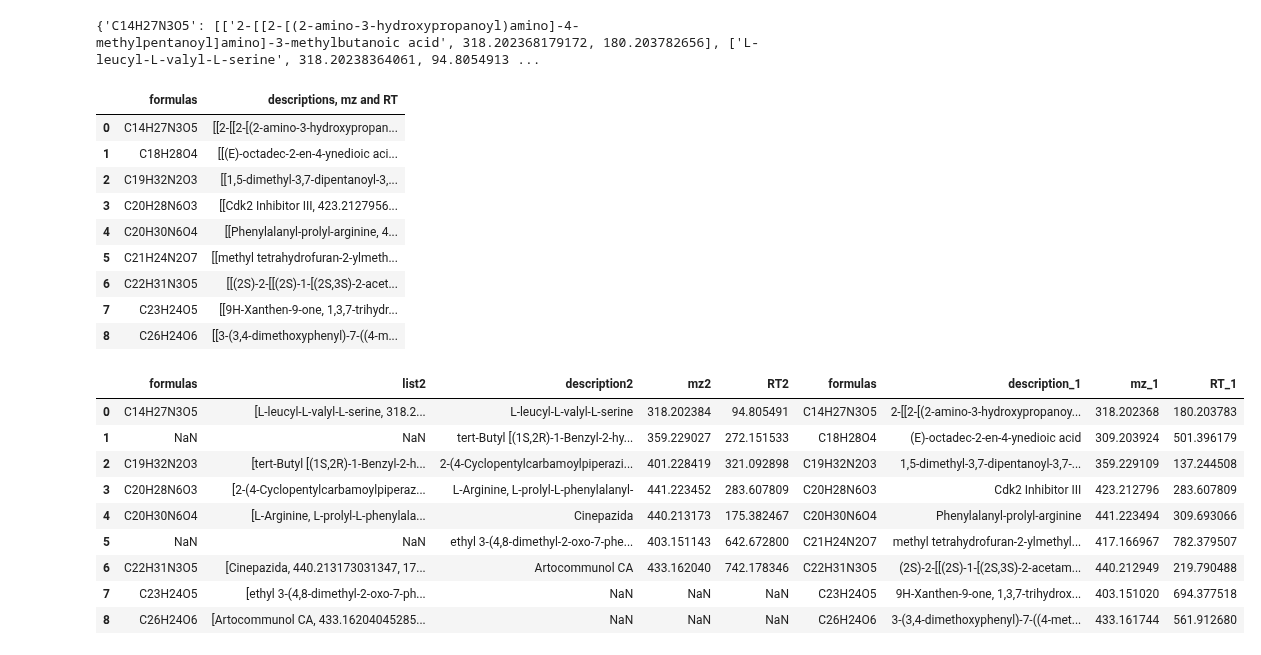
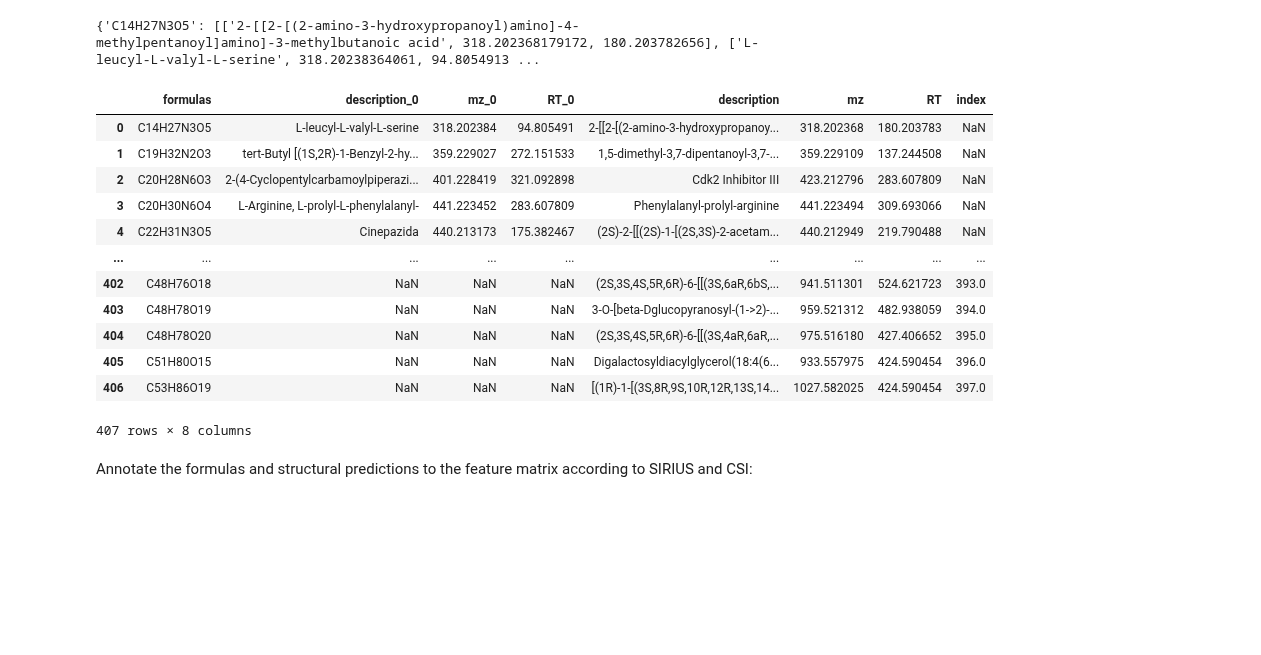
Before and after one commit to eeko-kon/pyOpenMS_UmetaFlow, a Jupyter notebook: 8.1_DataAnalysis.ipynb, the cells around one changed output. Drawn from its saved outputs; the diff is of its cells as text; code cells hidden in the pictures; blank space fills up the shorter version.

Commit message:
data analysis

```diff
--- a/8.1_DataAnalysis.ipynb
+++ b/8.1_DataAnalysis.ipynb
@@ -220,7 +220,7 @@ Prepare for statistical analysis or simply outlier analysis (PCA not needed)
 # %% [markdown]
 Import initially and explore only the matrix with the "replicate" filter
 # %%
-df= pd.read_csv("results/Requant/FeatureMatrixRepFlt.tsv", sep="\t")
+df= pd.read_csv("results/Requant/FeatureMatrix_Rep_Flt.tsv", sep="\t")
 df= df.set_index(["RT", "mz"])
 df=df.transpose()
 df
@@ -552,7 +552,7 @@ fig, ax = model.biplot(n_feat=4)
 # %% [markdown]
 Import and explore the matrix with the "replicate" and "intensity" filter
 # %%
-df= pd.read_csv("results/Requant/FeatureMatrixIntFlt.tsv", sep="\t", index_col= "Unnamed: 0")
+df= pd.read_csv("results/Requant/FeatureMatrix_Int+Rep_Flt.tsv", sep="\t", index_col= "Unnamed: 0")
 df= df.set_index(["RT", "mz"])
 df=df.transpose()
 df
@@ -639,13 +640,11 @@ input_structures = glob.glob('results/structures/*.csv')
 # %% [markdown]
 Dataframe with duplicate formulas (likely)
 # %%
-import copy
-
 DF_SIRIUS= []
 for i, formulas in enumerate(input_formulas):
     df= pd.read_csv(formulas, index_col="Unnamed: 0")
     df_rank= df.filter(regex=fr"opt_global_rank")
-    df_score=df.filter(regex=fr"best_search_engine_score")
+    df_score=df.filter(regex=fr"Score")
     df_opt=df.filter(regex=fr"opt")
     cols_score= df_score.columns
     cols_opt= df_opt.columns
@@ -885,47 +855,38 @@ for key, values in enumerate(dict.values()):
 print(dict)
 # %% [output]
 {'C14H27N3O5': [['2-[[2-[(2-amino-3-hydroxypropanoyl)amino]-4-methylpentanoyl]amino]-3-methylbutanoic acid', 318.202368179172, 180.203782656], ['L-leucyl-L-valyl-L-serine', 318.20238364061, 94.8054913 ...
-# %%
-df_structures= pd.DataFrame(dict.items(), columns=['formulas', 'descriptions, mz and RT'], index= None)
-df_structures
-# %% [output]
-|  | formulas | descriptions, mz and RT |
-| 0 | C14H27N3O5 | [[2-[[2-[(2-amino-3-hydroxypropan... |
-| 1 | C18H28O4 | [[(E)-octadec-2-en-4-ynedioic aci... |
-| 2 | C19H32N2O3 | [[1,5-dimethyl-3,7-dipentanoyl-3,... |
-| 3 | C20H28N6O3 | [[Cdk2 Inhibitor III, 423.2127956... |
-| 4 | C20H30N6O4 | [[Phenylalanyl-prolyl-arginine, 4... |
-| 5 | C21H24N2O7 | [[methyl tetrahydrofuran-2-ylmeth... |
-| 6 | C22H31N3O5 | [[(2S)-2-[[(2S)-1-[(2S,3S)-2-acet... |
-| 7 | C23H24O5 | [[9H-Xanthen-9-one, 1,3,7-trihydr... |
-| 8 | C26H24O6 | [[3-(3,4-dimethoxyphenyl)-7-((4-m... |
 # %%
+df_structures= pd.DataFrame(dict.items(), columns=['formulas', 'descriptions, mz and RT'], index= None)
 split_df = pd.DataFrame(df_structures["descriptions, mz and RT"].tolist(), columns = ['list1', 'list2'])
-split_df_1 = pd.DataFrame(split_df['list1'].tolist(), columns = ['description_1', 'mz_1', 'RT_1'])
-#split_df_2 = pd.DataFrame(split_df['list2'].tolist(), columns = ['description2', 'mz2', 'RT2'])
-
-df = pd.concat([df_structures, split_df_1], axis=1)
-df= df.drop(columns='descriptions, mz and RT')
-#DF = pd.concat([df, split_df_2], axis=1)
-
+split_df_1 = pd.DataFrame(split_df['list1'].tolist(), columns = ['description', 'mz', 'RT'])
+df_1 = pd.concat([df_structures, split_df_1], axis=1)
+df_1= df_1.drop(columns='descriptions, mz and RT')
 split_df_2= split_df['list2']
-split_df_2= split_df_2.dropna()
 df_2= pd.concat([df_structures, split_df_2], axis=1)
 df_2= df_2.drop(columns='descriptions, mz and RT')
 df_2= df_2.dropna()
-split_df_2 = pd.DataFrame(df_2['list2'].tolist(), columns = ['description2', 'mz2', 'RT2'])
+df_2=df_2.reset_index().drop(columns="index")
+split_df_2 = pd.DataFrame(df_2['list2'].tolist(), columns = ['description_0', 'mz_0', 'RT_0'])
 DF_2= pd.concat([df_2, split_df_2], axis=1)
-DF= pd.concat([DF_2, df], axis=1)
-DF.to_csv("SIRIUSCSI_FINGERID.tsv", sep="\t", index= None)
-DF
+DF_2= DF_2.drop(columns= "list2")
+DF= pd.merge(DF_2, df_1, on= "formulas", how= "outer")
+df_singletons= df_singletons.reset_index()
+DF_CSI= pd.merge(DF, df_singletons, on= ["formulas", "description", "mz", "RT"], how= "outer")
+DF_CSI.to_csv("results/annotations/ALL_CSI_rank1.tsv", sep="\t", index= None)
+DF_CSI
 # %% [output]
-|  | formulas | list2 | description2 | mz2 | RT2 | formulas | description_1 | mz_1 | RT_1 |
-| 0 | C14H27N3O5 | [L-leucyl-L-valyl-L-serine, 318.2... | L-leucyl-L-valyl-L-serine | 318.202384 | 94.805491 | C14H27N3O5 | 2-[[2-[(2-amino-3-hydroxypropanoy... | 318.202368 | 180.203783 |
-| 1 | NaN | NaN | tert-Butyl [(1S,2R)-1-Benzyl-2-hy... | 359.229027 | 272.151533 | C18H28O4 | (E)-octadec-2-en-4-ynedioic acid | 309.203924 | 501.396179 |
-| 2 | C19H32N2O3 | [tert-Butyl [(1S,2R)-1-Benzyl-2-h... | 2-(4-Cyclopentylcarbamoylpiperazi... | 401.228419 | 321.092898 | C19H32N2O3 | 1,5-dimethyl-3,7-dipentanoyl-3,7-... | 359.229109 | 137.244508 |
-| 3 | C20H28N6O3 | [2-(4-Cyclopentylcarbamoylpiperaz... | L-Arginine, L-prolyl-L-phenylalanyl- | 441.223452 | 283.607809 | C20H28N6O3 | Cdk2 Inhibitor III | 423.212796 | 283.607809 |
-| 4 | C20H30N6O4 | [L-Arginine, L-prolyl-L-phenylala... | Cinepazida | 440.213173 | 175.382467 | C20H30N6O4 | Phenylalanyl-prolyl-arginine | 441.223494 | 309.693066 |
-| 5 | NaN | NaN | ethyl 3-(4,8-dimethyl-2-oxo-7-phe... | 403.151143 | 642.672800 | C21H24N2O7 | methyl tetrahydrofuran-2-ylmethyl... | 417.166967 | 782.379507 |
-| 6 | C22H31N3O5 | [Cinepazida, 440.213173031347, 17... | Artocommunol CA | 433.162040 | 742.178346 | C22H31N3O5 | (2S)-2-[[(2S)-1-[(2S,3S)-2-acetam... | 440.212949 | 219.790488 |
-| 7 | C23H24O5 | [ethyl 3-(4,8-dimethyl-2-oxo-7-ph... | NaN | NaN | NaN | C23H24O5 | 9H-Xanthen-9-one, 1,3,7-trihydrox... | 403.151020 | 694.377518 |
-| 8 | C26H24O6 | [Artocommunol CA, 433.16204045285... | NaN | NaN | NaN | C26H24O6 | 3-(3,4-dimethoxyphenyl)-7-((4-met... | 433.161744 | 561.912680 |
+|  | formulas | description_0 | mz_0 | RT_0 | description | mz | RT | index |
+| 0 | C14H27N3O5 | L-leucyl-L-valyl-L-serine | 318.202384 | 94.805491 | 2-[[2-[(2-amino-3-hydroxypropanoy... | 318.202368 | 180.203783 | NaN |
+| 1 | C19H32N2O3 | tert-Butyl [(1S,2R)-1-Benzyl-2-hy... | 359.229027 | 272.151533 | 1,5-dimethyl-3,7-dipentanoyl-3,7-... | 359.229109 | 137.244508 | NaN |
+| 2 | C20H28N6O3 | 2-(4-Cyclopentylcarbamoylpiperazi... | 401.228419 | 321.092898 | Cdk2 Inhibitor III | 423.212796 | 283.607809 | NaN |
+| 3 | C20H30N6O4 | L-Arginine, L-prolyl-L-phenylalanyl- | 441.223452 | 283.607809 | Phenylalanyl-prolyl-arginine | 441.223494 | 309.693066 | NaN |
+| 4 | C22H31N3O5 | Cinepazida | 440.213173 | 175.382467 | (2S)-2-[[(2S)-1-[(2S,3S)-2-acetam... | 440.212949 | 219.790488 | NaN |
+| ... | ... | ... | ... | ... | ... | ... | ... | ... |
+| 402 | C48H76O18 | NaN | NaN | NaN | (2S,3S,4S,5R,6R)-6-[[(3S,6aR,6bS,... | 941.511301 | 524.621723 | 393.0 |
+| 403 | C48H78O19 | NaN | NaN | NaN | 3-O-[beta-Dglucopyranosyl-(1->2)-... | 959.521312 | 482.938059 | 394.0 |
+| 404 | C48H78O20 | NaN | NaN | NaN | (2S,3S,4S,5R,6R)-6-[[(3S,4aR,6aR,... | 975.516180 | 427.406652 | 395.0 |
+| 405 | C51H80O15 | NaN | NaN | NaN | Digalactosyldiacylglycerol(18:4(6... | 933.557975 | 424.590454 | 396.0 |
+| 406 | C53H86O19 | NaN | NaN | NaN | [(1R)-1-[(3S,8R,9S,10R,12R,13S,14... | 1027.582025 | 424.590454 | 397.0 |
+407 rows × 8 columns
+# %% [markdown]
+Annotate the formulas and structural predictions to the feature matrix according to SIRIUS and CSI:
```
Also changed, not shown: parts of 20 cells of this notebook, 4 other files.
